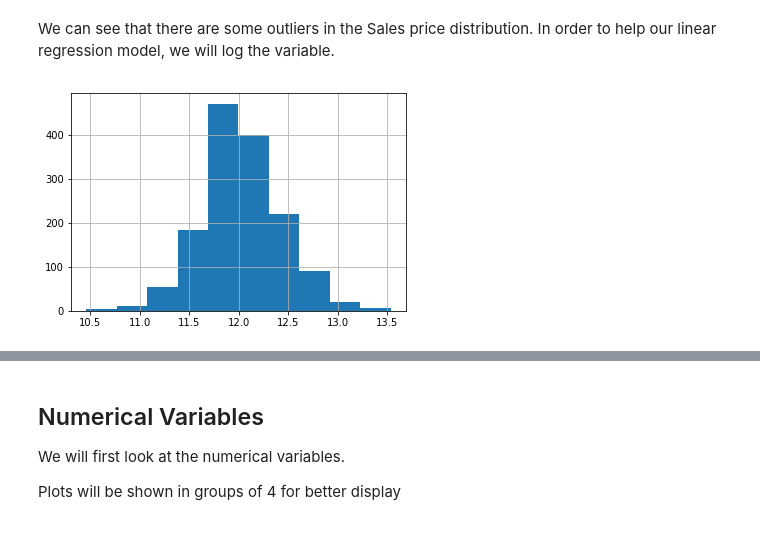
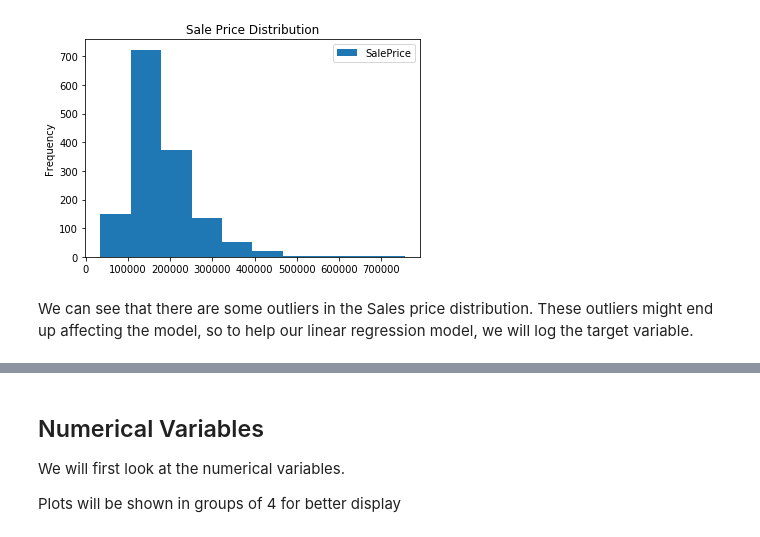
Before and after one commit to Ocma/House_Pricing_Kaggle_Competition, a Jupyter notebook: House Pricing.ipynb, the cells around one changed output, grey strips where cells are left out. Saved outputs shown, nothing was run; the diff lists cells and outputs as text; code cells hidden in the pictures.

```diff
--- a/House Pricing.ipynb
+++ b/House Pricing.ipynb
@@ -40,7 +27,6 @@ train['SalePrice'].hist();
+# %%
+train.plot(kind = 'hist', y = 'SalePrice', title = 'Sale Price Distribution');# Plot a Histogram
+# %% [output]
+[figure, added]
 # %% [markdown]
-We can see that there are some outliers in the Sales price distribution. In order to help our linear regression model, we will log the variable.
+We can see that there are some outliers in the Sales price distribution. These outliers might end up affecting the model, so to help our linear regression model, we will log the target variable.
-# %%
-target= np.log(train['SalePrice'])
-target.hist();
-# %% [output]
-[figure, removed]
```
Also changed, not shown: parts of 12 cells of this notebook.
